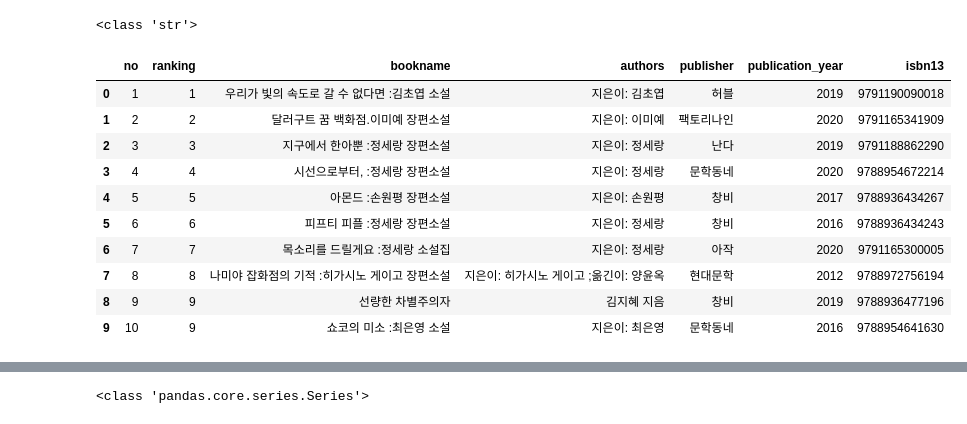
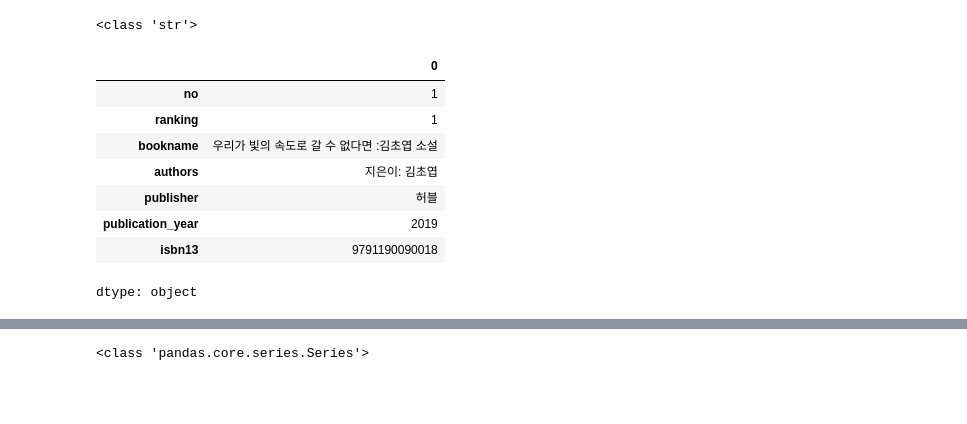
Before and after one commit to hyeonn-06/data_analysis, a Jupyter notebook: ch02_2.ipynb, the cells around one changed output, grey strips where cells are left out. Cells and saved outputs as stored; diff of their text form; code cells hidden in the pictures; blank space fills up the shorter version.

```diff
--- a/ch02_2.ipynb
+++ b/ch02_2.ipynb
@@ -199,17 +199,15 @@ get_page_cnt(9791190090018)
 <class 'str'>
 # %%
 top10_books = books.head(10)
-top10_books
+top10_books.iloc[0]
 # %% [output]
-|  | no | ranking | bookname | authors | publisher | publication_year | isbn13 |
-| 0 | 1 | 1 | 우리가 빛의 속도로 갈 수 없다면 :김초엽 소설 | 지은이: 김초엽 | 허블 | 2019 | 9791190090018 |
-| 1 | 2 | 2 | 달러구트 꿈 백화점.이미예 장편소설 | 지은이: 이미예 | 팩토리나인 | 2020 | 9791165341909 |
-| 2 | 3 | 3 | 지구에서 한아뿐 :정세랑 장편소설 | 지은이: 정세랑 | 난다 | 2019 | 9791188862290 |
-| 3 | 4 | 4 | 시선으로부터, :정세랑 장편소설 | 지은이: 정세랑 | 문학동네 | 2020 | 9788954672214 |
-| 4 | 5 | 5 | 아몬드 :손원평 장편소설 | 지은이: 손원평 | 창비 | 2017 | 9788936434267 |
-| 5 | 6 | 6 | 피프티 피플 :정세랑 장편소설 | 지은이: 정세랑 | 창비 | 2016 | 9788936434243 |
-| 6 | 7 | 7 | 목소리를 드릴게요 :정세랑 소설집 | 지은이: 정세랑 | 아작 | 2020 | 9791165300005 |
-| 7 | 8 | 8 | 나미야 잡화점의 기적 :히가시노 게이고 장편소설 | 지은이: 히가시노 게이고 ;옮긴이: 양윤옥 | 현대문학 | 2012 | 9788972756194 |
-| 8 | 9 | 9 | 선량한 차별주의자 | 김지혜 지음 | 창비 | 2019 | 9788936477196 |
-| 9 | 10 | 9 | 쇼코의 미소 :최은영 소설 | 지은이: 최은영 | 문학동네 | 2016 | 9788954641630 |
+|  | 0 |
+| no | 1 |
+| ranking | 1 |
+| bookname | 우리가 빛의 속도로 갈 수 없다면 :김초엽 소설 |
+| authors | 지은이: 김초엽 |
+| publisher | 허블 |
+| publication_year | 2019 |
+| isbn13 | 9791190090018 |
+dtype: object
 # %%
```
Also changed, not shown: parts of 3 cells of this notebook.
